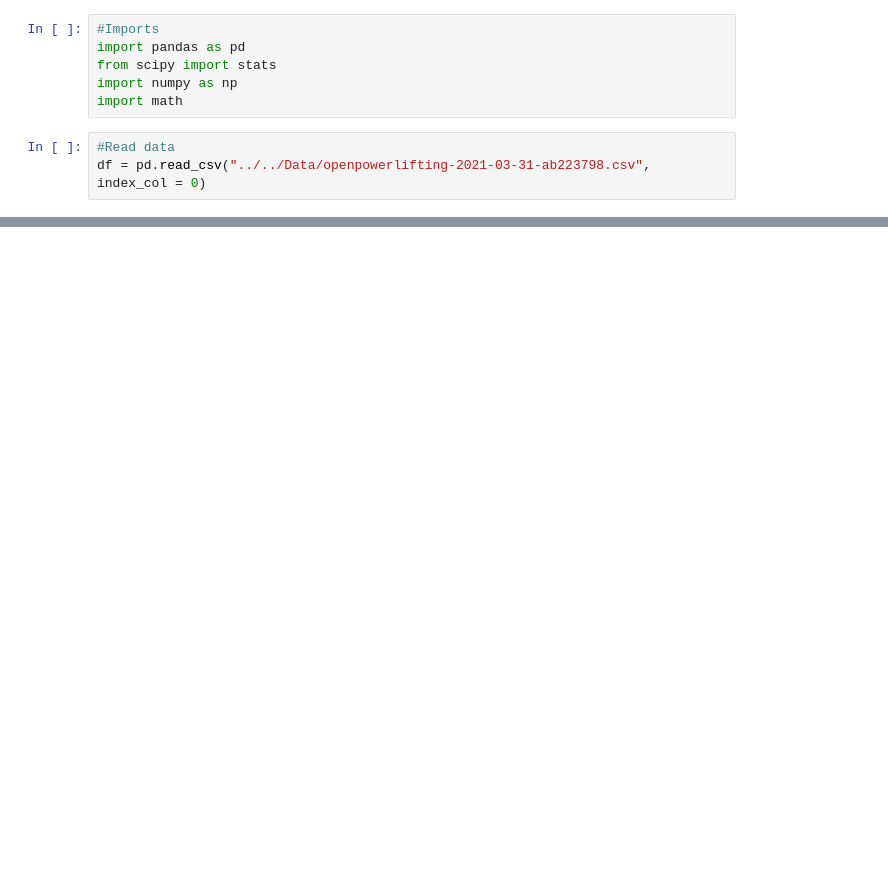
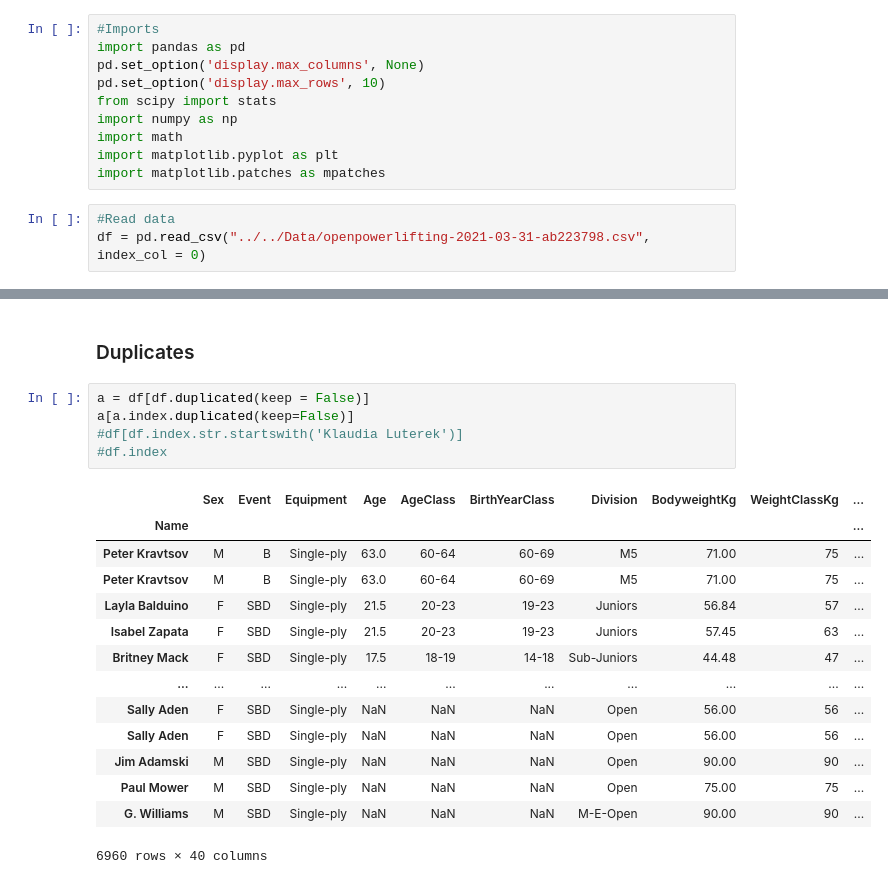
Before and after one commit to JosephAaron3/Powerlifting-Performance, a Jupyter notebook: Code/EDA/OP_EDA.ipynb, the cells around one changed output, grey strips where cells are left out. Saved outputs shown, nothing was run; the diff lists cells and outputs as text; blank space fills up the shorter version.

```diff
--- a/Code/EDA/OP_EDA.ipynb
+++ b/Code/EDA/OP_EDA.ipynb
@@ -1,9 +1,13 @@
 # %%
 #Imports
 import pandas as pd
+pd.set_option('display.max_columns', None)
+pd.set_option('display.max_rows', 10)
 from scipy import stats
 import numpy as np
 import math
+import matplotlib.pyplot as plt
+import matplotlib.patches as mpatches
 # %%
 #Read data
 df = pd.read_csv("../../Data/openpowerlifting-2021-03-31-ab223798.csv", index_col = 0)
@@ -22,0 +120,22 @@ df.head()
+# %% [markdown]
+### Duplicates
+# %%
+a = df[df.duplicated(keep = False)]
+a[a.index.duplicated(keep=False)]
+#df[df.index.str.startswith('Klaudia Luterek')]
+#df.index
+# %% [output]
+|  | Sex | Event | Equipment | Age | AgeClass | BirthYearClass | Division | BodyweightKg | WeightClassKg | ... |
+| Name |  |  |  |  |  |  |  |  |  | ... |
+| Peter Kravtsov | M | B | Single-ply | 63.0 | 60-64 | 60-69 | M5 | 71.00 | 75 | ... |
+| Peter Kravtsov | M | B | Single-ply | 63.0 | 60-64 | 60-69 | M5 | 71.00 | 75 | ... |
+| Layla Balduino | F | SBD | Single-ply | 21.5 | 20-23 | 19-23 | Juniors | 56.84 | 57 | ... |
+| Isabel Zapata | F | SBD | Single-ply | 21.5 | 20-23 | 19-23 | Juniors | 57.45 | 63 | ... |
+| Britney Mack | F | SBD | Single-ply | 17.5 | 18-19 | 14-18 | Sub-Juniors | 44.48 | 47 | ... |
+| ... | ... | ... | ... | ... | ... | ... | ... | ... | ... | ... |
+| Sally Aden | F | SBD | Single-ply | NaN | NaN | NaN | Open | 56.00 | 56 | ... |
+| Sally Aden | F | SBD | Single-ply | NaN | NaN | NaN | Open | 56.00 | 56 | ... |
+| Jim Adamski | M | SBD | Single-ply | NaN | NaN | NaN | Open | 90.00 | 90 | ... |
+| Paul Mower | M | SBD | Single-ply | NaN | NaN | NaN | Open | 75.00 | 75 | ... |
+| G. Williams | M | SBD | Single-ply | NaN | NaN | NaN | M-E-Open | 90.00 | 90 | ... |
+6960 rows × 40 columns
```
Also changed, not shown: parts of 16 cells of this notebook.
